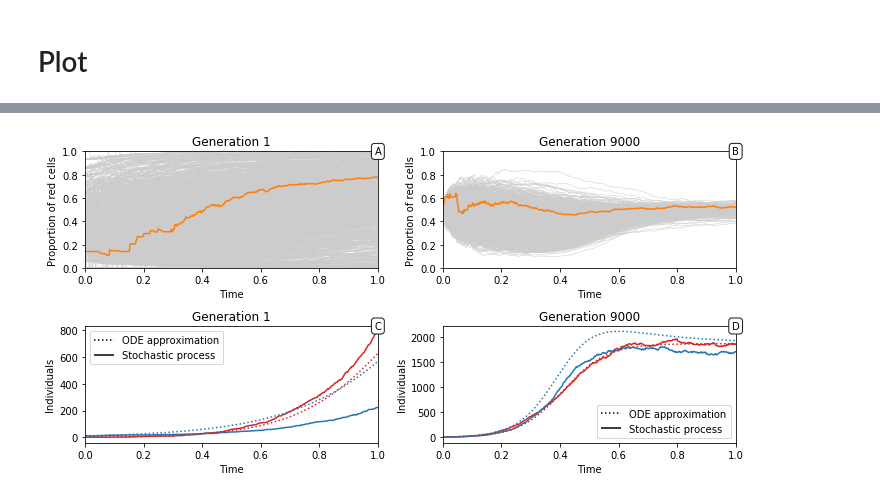
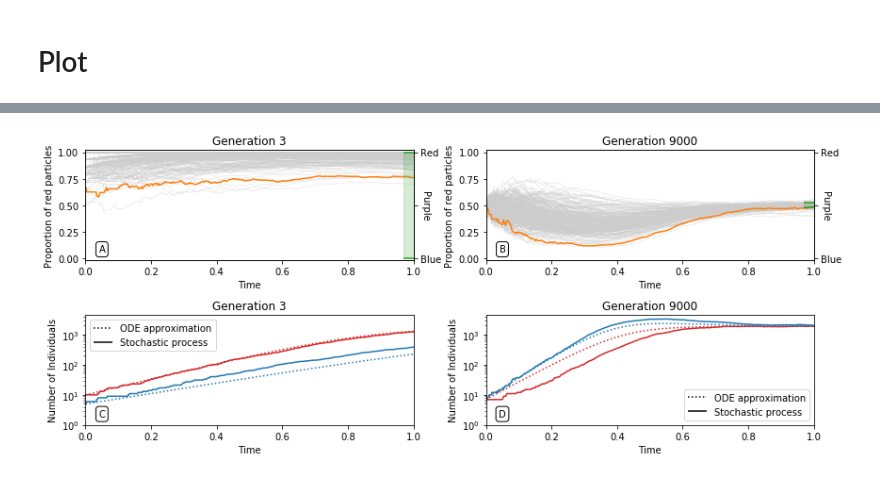
Before and after one commit to elifesciences-publications/estaudel, a Jupyter notebook: evolution_of_heredity/particle_ecology.ipynb, the cells around one changed output, grey strips where cells are left out. Cells and saved outputs as stored; diff of their text form; code cells hidden in the pictures.

Commit message:
Update figure code

```diff
--- a/evolution_of_heredity/particle_ecology.ipynb
+++ b/evolution_of_heredity/particle_ecology.ipynb
@@ -72,3 +78,15 @@ for n in generations_to_extract:
         traj_sto[n].append(growth_no_mutation(state=state, phenotypes=P)['trajectory'].transpose())
 # %% [markdown]
 # Plot
+# %%
+# select the highlighted collective
+highlighted = {}
+
+# For the first one we want something that overshoot at the end.
+phen = [t[-1,0] /t[-1,:].sum() for t in traj_sto[generations_to_extract[0]]]
+highlighted[generations_to_extract[0]] = [(n,x) for n,x in sorted(enumerate(phen), key=lambda k:k[1])][3][0]
+
+# For the last one we want something that overshoot in the middle
+phen = [t[tstep//3,0] /t[tstep//3,:].sum() for t in traj_sto[generations_to_extract[1]]]
+highlighted[generations_to_extract[1]] = [(n,x) for n,x in sorted(enumerate(phen),key=lambda k:k[1])][1][0]
+highlighted
@@ -75,49 +97,72 @@ for n in generations_to_extract:
+# %%
+s = out.parameters['collectiveSelectionStrength']
+ftnes = lambda x :  1/np.sqrt(np.pi*2*s) * np.exp(-(0.5-x)**2 / 2*s)
+ftnes_inv = lambda f: np.roots([1,
+                                -1,
+                                0.25+2*s*np.log(f*np.sqrt(2*np.pi*s))])
+np.testing.assert_almost_equal(ftnes_inv(ftnes(0.77)).max(), 0.77)
 # %%
-fig, ax = plt.subplots(2,2,figsize=(10,5))
+fig, ax = plt.subplots(2,2,figsize=(12,5))
 for i, gen in enumerate(generations_to_extract):
+    d = highlighted[gen]
 
     ### First panel: all collectives ###
-    for ode, sto in zip(traj[gen],traj_sto[gen]):
-        ax[0,i].plot(time, sto[:,0]/sto.sum(1), color=(.8,.8,.8),lw=.5)
-    ax[0,i].plot(time, sto[:,0]/sto.sum(1), color='C1')
+    trmax = 250
+    for sto in traj_sto[gen][:trmax]:
+        ax[0,i].plot(time, sto[:,0]/sto.sum(1), color=(.8,.8,.8),lw=.3)
+    ax[0,i].plot(time, traj_sto[gen][d][:,0]/traj_sto[gen][d].sum(1), color='C1')
 
-    ax[0,i].set(xlabel='Time', xlim=(0,1), ylim=(0,1),
+    phen = [t[-1,0] /t[-1,:].sum() for t in traj_sto[gen]]
+    f = [ftnes(x) for x in phen]
+    threshold = np.percentile(f, out.parameters['percentile'])
+    ax[0,i].fill_between([0.97,1], [ftnes_inv(threshold)[0]]*2,[ftnes_inv(threshold)[1]]*2,
+                         color='C2', zorder=99, alpha=.2)
+    ax[0,i].hlines(ftnes_inv(threshold),0.97,1, color='C2', zorder=99)
+    ax[0,i].set(xlabel='Time', xlim=(0,1), ylim=(-0.02,1.02),
             title='Generation {}'.format(gen),
-            ylabel='Proportion of {} cells'.format(ehs.COLOR_NAMES[0]))
+            ylabel='Proportion of {} particles'.format(ehs.COLOR_NAMES[0]))
 
     ### Second Panel: zooming on a single collective ###
     # Stochastic trajectory with a full line
-    ax[1,i].plot(time, sto[:,0], color='C3')
-    ax[1,i].plot(time, sto[:,1], color='C0')
+    ax[1,i].semilogy()
+    ax[1,i].plot(time, traj_sto[gen][d][:,0], color='C3')
+    ax[1,i].plot(time, traj_sto[gen][d][:,1], color='C0')
 
     # ODEs with a dotted line
-    ax[1,i].plot(time, ode[:,0], color='C3',ls=':')
-    ax[1,i].plot(time, ode[:,1], color='C0',ls=':')
+    ax[1,i].plot(time, traj[gen][d][:,0], color='C3',ls=':')
+    ax[1,i].plot(time, traj[gen][d][:,1], color='C0',ls=':')
 
     # Legends and axis labels
     ax[1,i].vlines(0,0,0, linestyles=':', label='ODE approximation')
     ax[1,i].vlines(0,0,0, linestyles='-', label='Stochastic process')
     ax[1,i].legend()
-    ax[1,i].set(xlabel='Time', xlim=(0,1),
+    ax[1,i].set(xlabel='Time', xlim=(0,1), ylim=(1,4500),
             title='Generation {}'.format(gen),
-            ylabel='Individuals')
+            ylabel='Number of Individuals')
 
+    # Words on the right axis
+    ax2 = ax[0,i].twinx()
+    ax2.set_ylim(0,1)
+    ticks = ax2.set(ylim=(-0.02,1.02), yticklabels=['Blue','Purple','Red'], yticks=[0,0.5,1])
+    plt.setp(ticks[1][1], rotation= -90, horizontalalignment='left',  verticalalignment='center')
+    ax2.plot([],[])
 
 # Panel labels
-bbox_legend = dict(xy=(1, 1), xycoords="axes fraction",
+bbox_legend = dict(zorder=999, xycoords="axes fraction",
                ha='center', va='center',
+                   backgroundcolor=(0,0,0,1),
+                   alpha=1,
                 bbox=dict(boxstyle="round",
-                   ec=(.1, 0.1, .1),
-                   fc=(1., 1, 1),
+                   ec=(0, 0, 0,1),
+                          alpha=1,
+                   facecolor=(1, 1, 1,1),
                ))
-ax[0,0].annotate('A',**bbox_legend)
-ax[0,1].annotate('B',**bbox_legend)
-ax[1,0].annotate('C',**bbox_legend)
-ax[1,1].annotate('D',**bbox_legend)
-
-
+ax[0,0].annotate('A',xy=(0.05, 0.1),**bbox_legend)
+ax[0,1].annotate('B',xy=(0.05, 0.1),**bbox_legend)
+ax[1,0].annotate('C',xy=(0.05, 0.1),**bbox_legend)
+ax[1,1].annotate('D',xy=(0.05, 0.1),**bbox_legend)
 plt.tight_layout()
 
 fig.savefig('particle_ecology.pdf', bbox_to_inches='tight')
 # %% [output]
-[figure, old version]
+[figure, new version]
```
Also changed, not shown: parts of 14 cells of this notebook, 2 other files.
